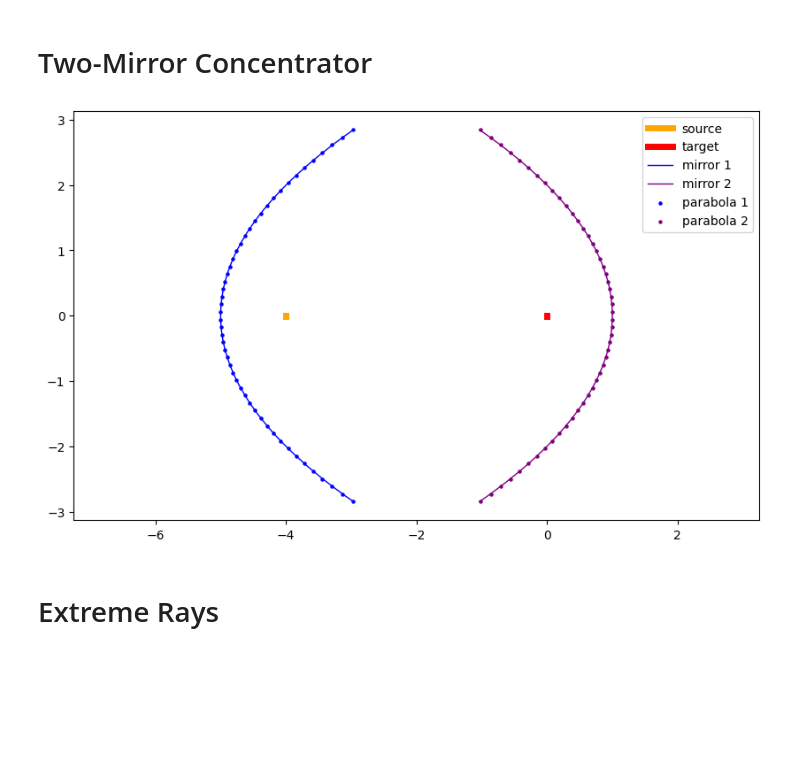
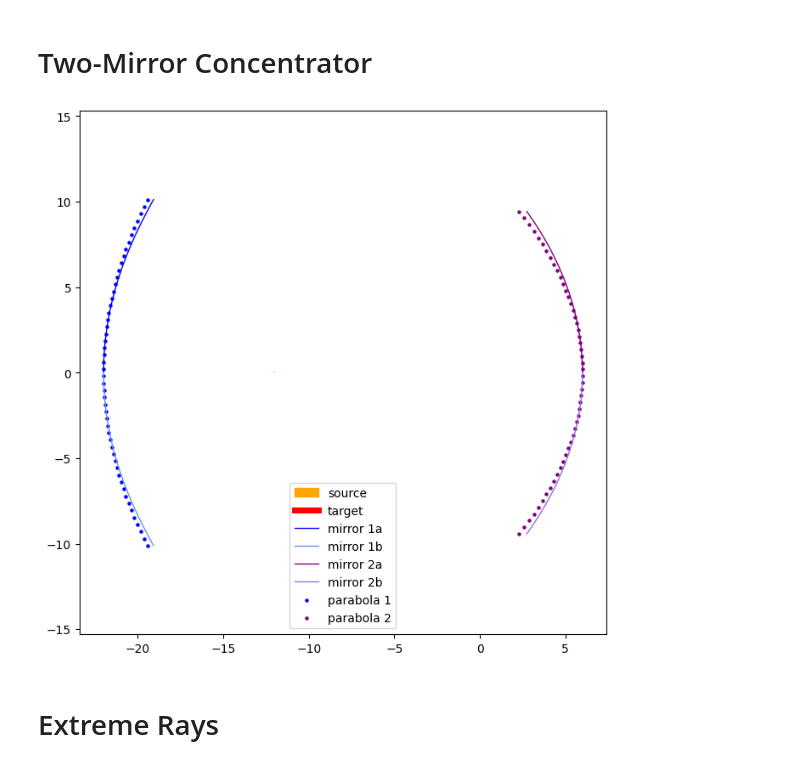
Before and after one commit to ssteinberg/solar_optical_concentrator, a Jupyter notebook: 2mcfin.ipynb, the cells around one changed output. Drawn from its saved outputs; the diff is of its cells as text; code cells hidden in the pictures; blank space fills up the shorter version.

```diff
--- a/2mcfin.ipynb
+++ b/2mcfin.ipynb
@@ -6,40 +6,41 @@ matplotlib.rc('figure', figsize = (10, 6))
 # %% [markdown]
 # Two-Mirror Concentrator
+# %%
+flat_source, flat_target, r, f1, L, f2, da, a_max = np.loadtxt('data_2mc_fin_input.csv', delimiter = ',')
+data_2mc_m1a = np.loadtxt('data_2mc_fin_m1a.csv', delimiter = ',')
+data_2mc_m1b = np.loadtxt('data_2mc_fin_m1b.csv', delimiter = ',')
+data_2mc_m2a = np.loadtxt('data_2mc_fin_m2a.csv', delimiter = ',')
+data_2mc_m2b = np.loadtxt('data_2mc_fin_m2b.csv', delimiter = ',')
+# data_paths = np.loadtxt('data_2mc_fin_paths.csv', delimiter = ',')
 # %%
-# import
-flat_source, flat_target, r, f1, L, f2, da, a_max = np.loadtxt('data_2mc_fin_cyl_input.csv', delimiter = ',')
-data_2mc_m1 = np.loadtxt('data_2mc_fin_cyl_m1.csv', delimiter = ',')
-data_2mc_m2 = np.loadtxt('data_2mc_fin_cyl_m2.csv', delimiter = ',')
-data_paths = np.loadtxt('data_2mc_fin_cyl_paths.csv', delimiter = ',')
-
 # source and target
 if flat_source: plt.plot([-L, -L], [-r, r], linewidth = 5, color = 'orange', label = 'source')
 else: plt.gca().add_patch(plt.Circle((-L, 0), r, color = 'orange', label = 'source'))
 if flat_target: plt.plot([0, 0], [-r, r], linewidth = 5, color = 'red', label = 'target')
 else: plt.gca().add_patch(plt.Circle((0, 0), r, color = 'red', label = 'target'))
 
-# sort by second column and plot mirrors
-data_2mc_m1_sorted = data_2mc_m1[data_2mc_m1[:, 1].argsort()]
-plt.plot(data_2mc_m1_sorted[:, 0], data_2mc_m1_sorted[:, 1], linewidth = 1, c = 'blue', label = 'mirror 1')
-data_2mc_m2_sorted = data_2mc_m2[data_2mc_m2[:, 1].argsort()]
-plt.plot(data_2mc_m2_sorted[:, 0], data_2mc_m2_sorted[:, 1], linewidth = 1, c = 'purple', label = 'mirror 2')
+# mirrors
+plt.plot(data_2mc_m1a[:, 0], data_2mc_m1a[:, 1], linewidth = 1, c = 'blue', label = 'mirror 1a')
+plt.plot(data_2mc_m1b[:, 0], data_2mc_m1b[:, 1], linewidth = 1, c = 'cornflowerblue', label = 'mirror 1b')
+plt.plot(data_2mc_m2a[:, 0], data_2mc_m2a[:, 1], linewidth = 1, c = 'purple', label = 'mirror 2a')
+plt.plot(data_2mc_m2b[:, 0], data_2mc_m2b[:, 1], linewidth = 1, c = 'mediumpurple', label = 'mirror 2b')
 
 # parabolas
-M1Y = np.linspace(data_2mc_m1_sorted[0, 1], data_2mc_m1_sorted[-1, 1], 50)
+M1Y = np.linspace(data_2mc_m1a[-1, 1], data_2mc_m1b[-1, 1], 50)
 M1X = 1 / (4 * f1) * (M1Y ** 2) - L - f1
 plt.scatter(M1X, M1Y, s = 5, c = 'blue', label = 'parabola 1')
-M2Y = np.linspace(data_2mc_m2_sorted[0, 1], data_2mc_m2_sorted[-1, 1], 50)
+M2Y = np.linspace(data_2mc_m2a[-1, 1], data_2mc_m2b[-1, 1], 50)
 M2X = -1 / (4 * f2) * (M2Y ** 2) + f2
 plt.scatter(M2X, M2Y, s = 5, c = 'purple', label = 'parabola 2')
 
 # paths
 # for row in data_paths: plt.plot([row[0], row[2]], [row[1], row[3]], linewidth = 0.2, c = 'green')
 
 # display
 plt.axis('equal')
 plt.legend()
 plt.show()
 # %% [output]
-[figure, old version]
+[figure, new version]
 # %% [markdown]
 # Extreme Rays
```
Also changed, not shown: parts of 4 cells of this notebook, 10 other files.
